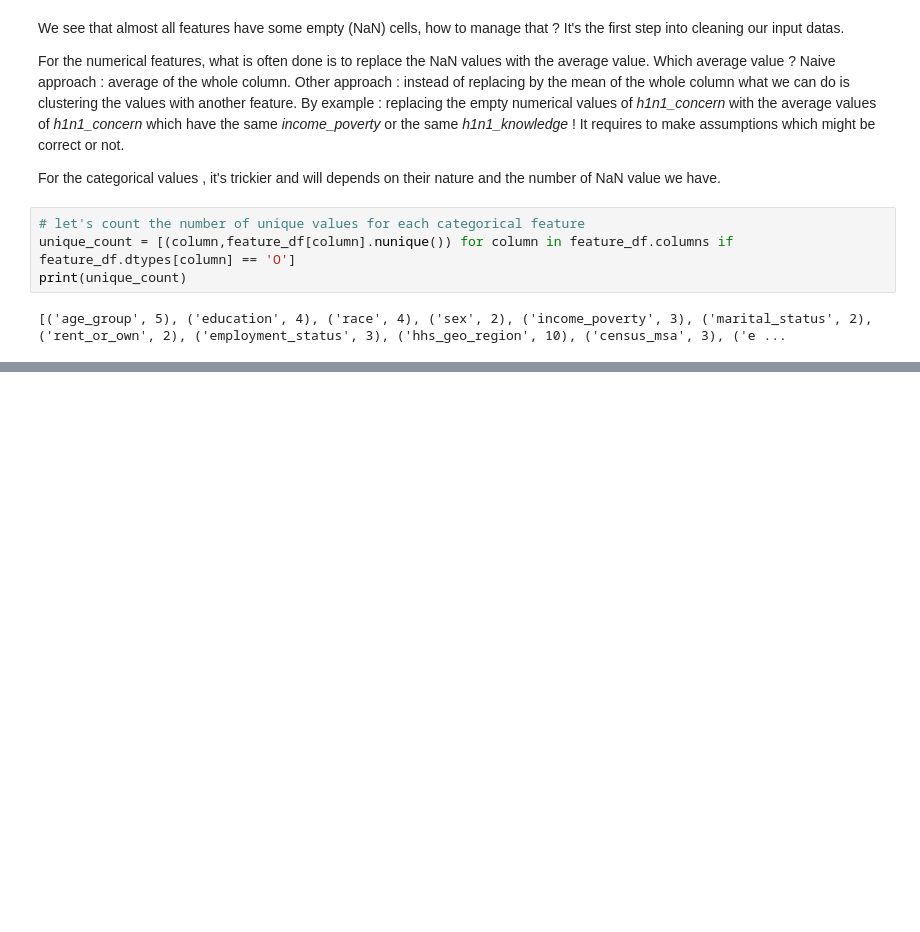
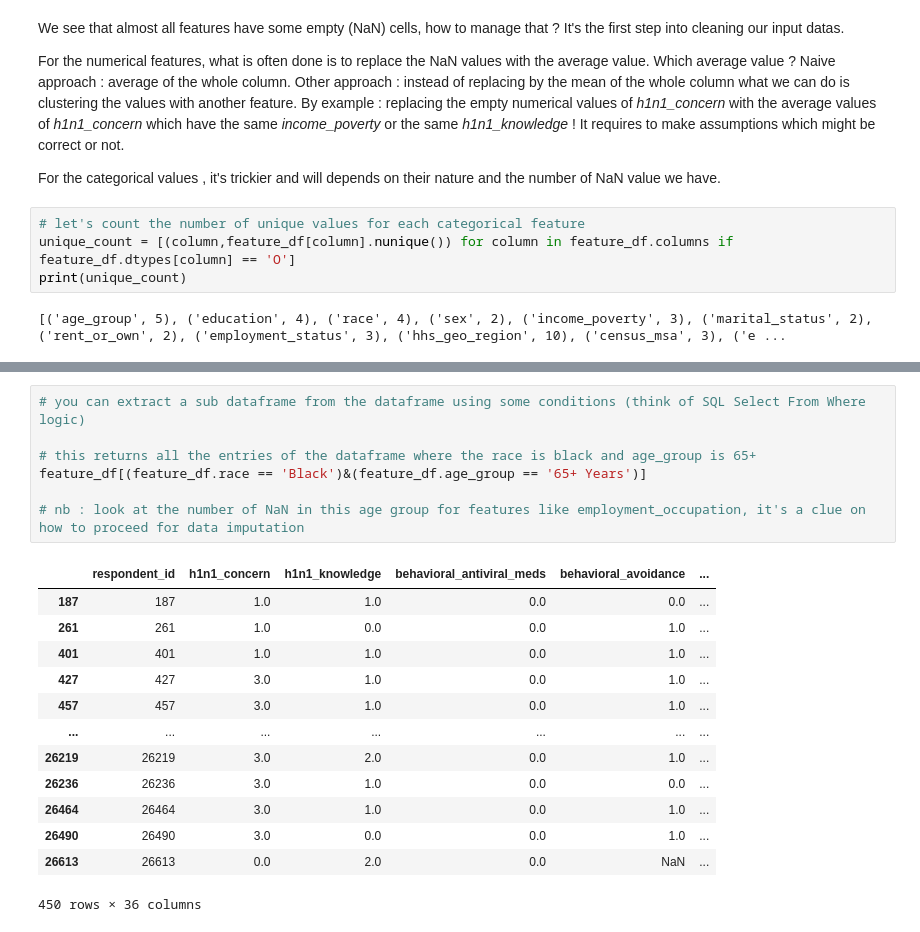
Before and after one commit to khookh/VaccinationClassificationCompetition, a Jupyter notebook: data_exploration.ipynb, the cells around one changed output, grey strips where cells are left out. Drawn from its saved outputs; the diff is of its cells as text; blank space fills up the shorter version.

```diff
--- a/data_exploration.ipynb
+++ b/data_exploration.ipynb
@@ -108,0 +132,21 @@ print(unique_count)
+# %%
+# you can extract a sub dataframe from the dataframe using some conditions (think of SQL Select From Where logic)
+
+# this returns all the entries of the dataframe where the race is black and age_group is 65+
+feature_df[(feature_df.race == 'Black')&(feature_df.age_group == '65+ Years')]
+
+# nb : look at the number of NaN in this age group for features like employment_occupation, it's a clue on how to proceed for data imputation
+# %% [output]
+|  | respondent_id | h1n1_concern | h1n1_knowledge | behavioral_antiviral_meds | behavioral_avoidance | ... |
+| 187 | 187 | 1.0 | 1.0 | 0.0 | 0.0 | ... |
+| 261 | 261 | 1.0 | 0.0 | 0.0 | 1.0 | ... |
+| 401 | 401 | 1.0 | 1.0 | 0.0 | 1.0 | ... |
+| 427 | 427 | 3.0 | 1.0 | 0.0 | 1.0 | ... |
+| 457 | 457 | 3.0 | 1.0 | 0.0 | 1.0 | ... |
+| ... | ... | ... | ... | ... | ... | ... |
+| 26219 | 26219 | 3.0 | 2.0 | 0.0 | 1.0 | ... |
+| 26236 | 26236 | 3.0 | 1.0 | 0.0 | 0.0 | ... |
+| 26464 | 26464 | 3.0 | 1.0 | 0.0 | 1.0 | ... |
+| 26490 | 26490 | 3.0 | 0.0 | 0.0 | 1.0 | ... |
+| 26613 | 26613 | 0.0 | 2.0 | 0.0 | NaN | ... |
+450 rows × 36 columns
```
Also changed, not shown: parts of 3 cells of this notebook.
